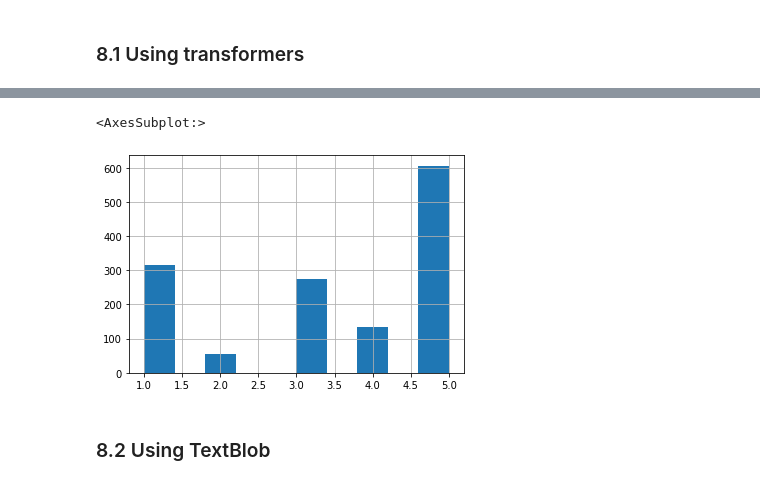
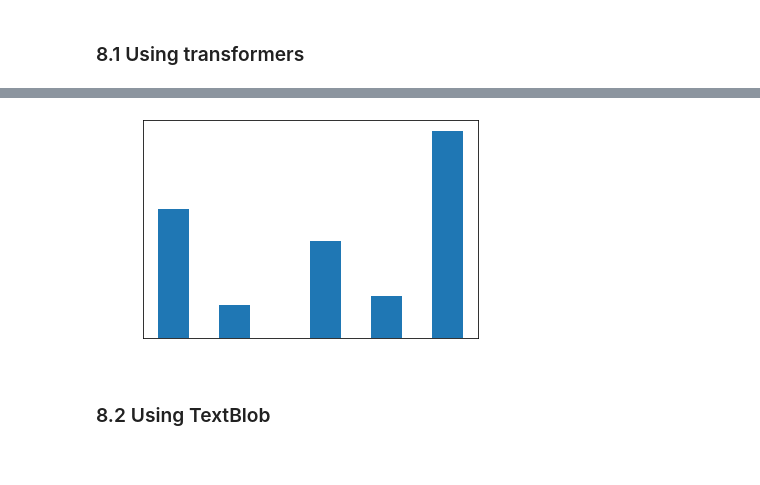
Before and after one commit to johnphilipp/yt-analytics, a Jupyter notebook: test.ipynb, the cells around one changed output, grey strips where cells are left out. Cells and saved outputs as stored; diff of their text form; code cells hidden in the pictures.

```diff
--- a/test.ipynb
+++ b/test.ipynb
@@ -172,9 +205,13 @@ df['Sentiment'].value_counts()
 Name: Sentiment, dtype: int64
-# %%
-df['Sentiment'].hist()
-# %% [output]
-<AxesSubplot:>
-[figure, removed]
+# %%
+# df['Sentiment'].hist()
+ax = df["Sentiment"].plot.hist()
+ax.xaxis.label.set_color("white")
+ax.yaxis.label.set_color("white")
+ax.tick_params(axis="y", colors="white")
+ax.tick_params(axis="x", colors="white")
+# %% [output]
+[figure, added]
 # %% [markdown]
 ### 8.2 Using TextBlob
 # %%
```
Also changed, not shown: parts of 26 cells of this notebook.
